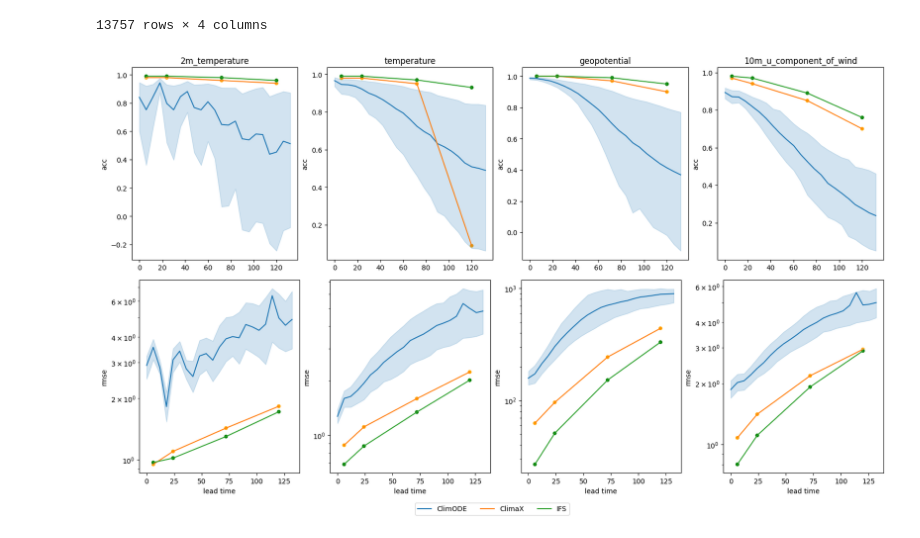
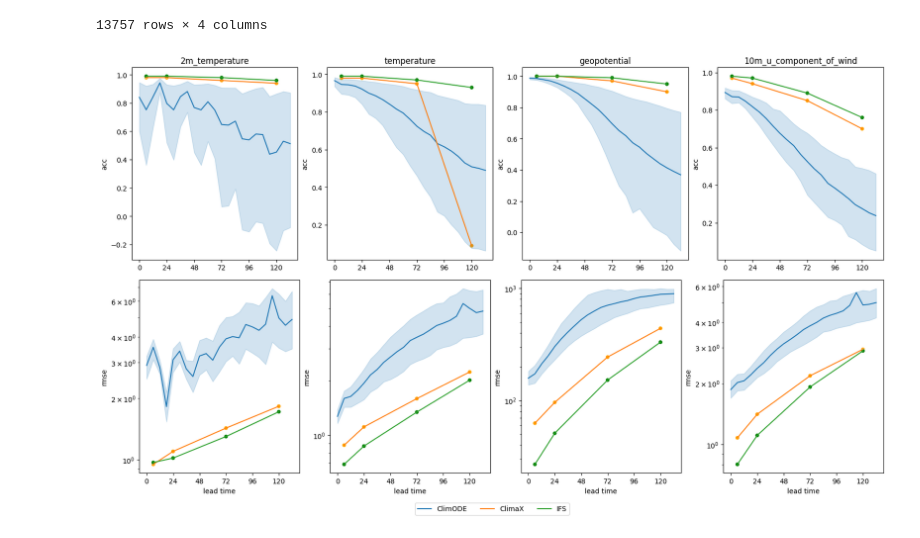
Before and after one commit to dataymeric/ClimODE, a Jupyter notebook: visualization/viz_notebook.ipynb, the cells around one changed output. Drawn from its saved outputs; the diff is of its cells as text; code cells hidden in the pictures.

Commit message:
Visualization: Better ACC/RMSE comparaison

```diff
--- a/visualization/viz_notebook.ipynb
+++ b/visualization/viz_notebook.ipynb
@@ -108,32 +108,32 @@ for row, subfig in enumerate(subfigs):
         )
         sns.lineplot(
             data=df[filters],
             x="lead time",
             y=metric,
             hue="model",
             errorbar="pi",
             ax=ax,
             legend=False,
         )
-
+        ax.set_xticks(np.arange(0, df_acc['lead time'].max()+1, 24))
         # Add a title to the first subplot of each row to act as a column title
         if row == 0:
             ax.set_title(column_titles[col])
             ax.set_xlabel("")
         else:
             ax.set_yscale("log")
         if col == 0:
             ax.set_ylabel(metric)
 
 # Optional: Create a shared legend for the figure
 fig.legend(
     handles=axs[0].lines,
     labels=["ClimODE", "ClimaX", "IFS"],
     loc="lower center",
     bbox_to_anchor=(0.5, -0.05),
     ncol=3,
 )
 # plt.tight_layout()
 plt.savefig("./figs/acc_rmse.pdf", bbox_inches="tight", dpi=600)
 # %% [output]
-[figure, old version]
+[figure, new version]
```
Also changed, not shown: 1 other file.
